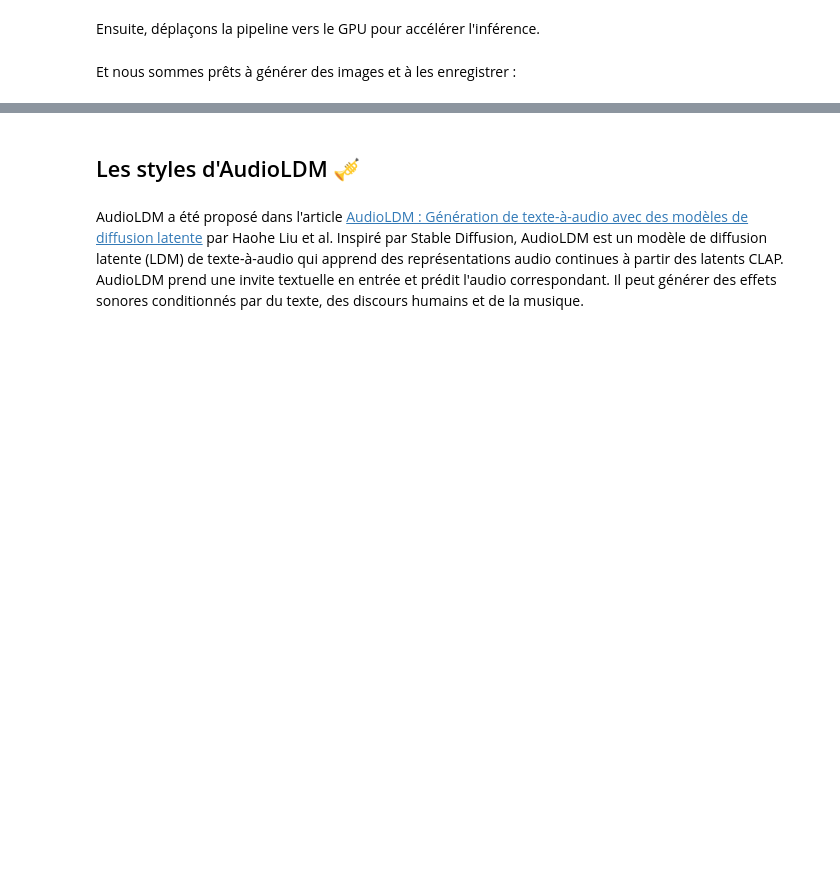
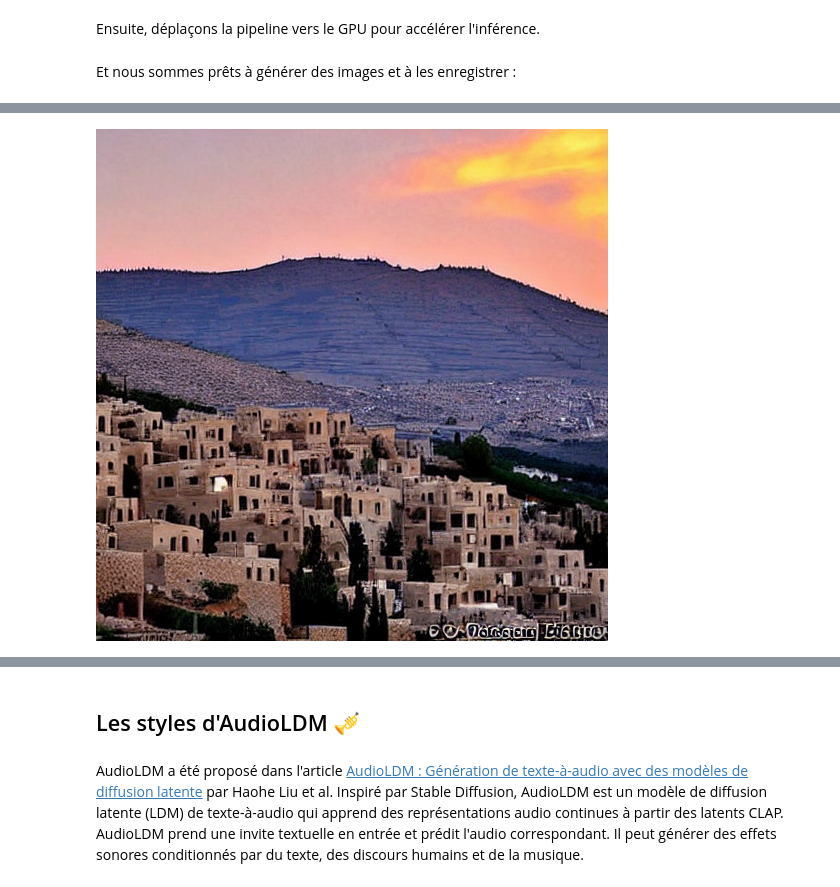
Before and after one commit to Abdelhakim-gh/GenAI_Fusion_Multimodale, a Jupyter notebook: Atelier_DM.ipynb, the cells around one changed output, grey strips where cells are left out. Saved outputs shown, nothing was run; the diff lists cells and outputs as text; code cells hidden in the pictures; blank space fills up the shorter version.

```diff
--- a/Atelier_DM.ipynb
+++ b/Atelier_DM.ipynb
@@ -116,0 +117,11 @@ image
+# %%
+prompt = "Un coucher de soleil au-dessus d'un village palestinien entouré d'oliviers, avec des montagnes en arrière-plan et une ambiance paisible."
+image = pipe(prompt).images[0]  # image here is in [PIL format](https://pillow.readthedocs.io/en/stable/)
+
+# Now to display an image you can either save it such as:
+image.save(f"lake_image.png")
+
+# or if you're in a google colab you can directly display it with
+image
+# %% [output]
+[figure, added]
```
Also changed, not shown: parts of 7 cells of this notebook, 8 other files.
